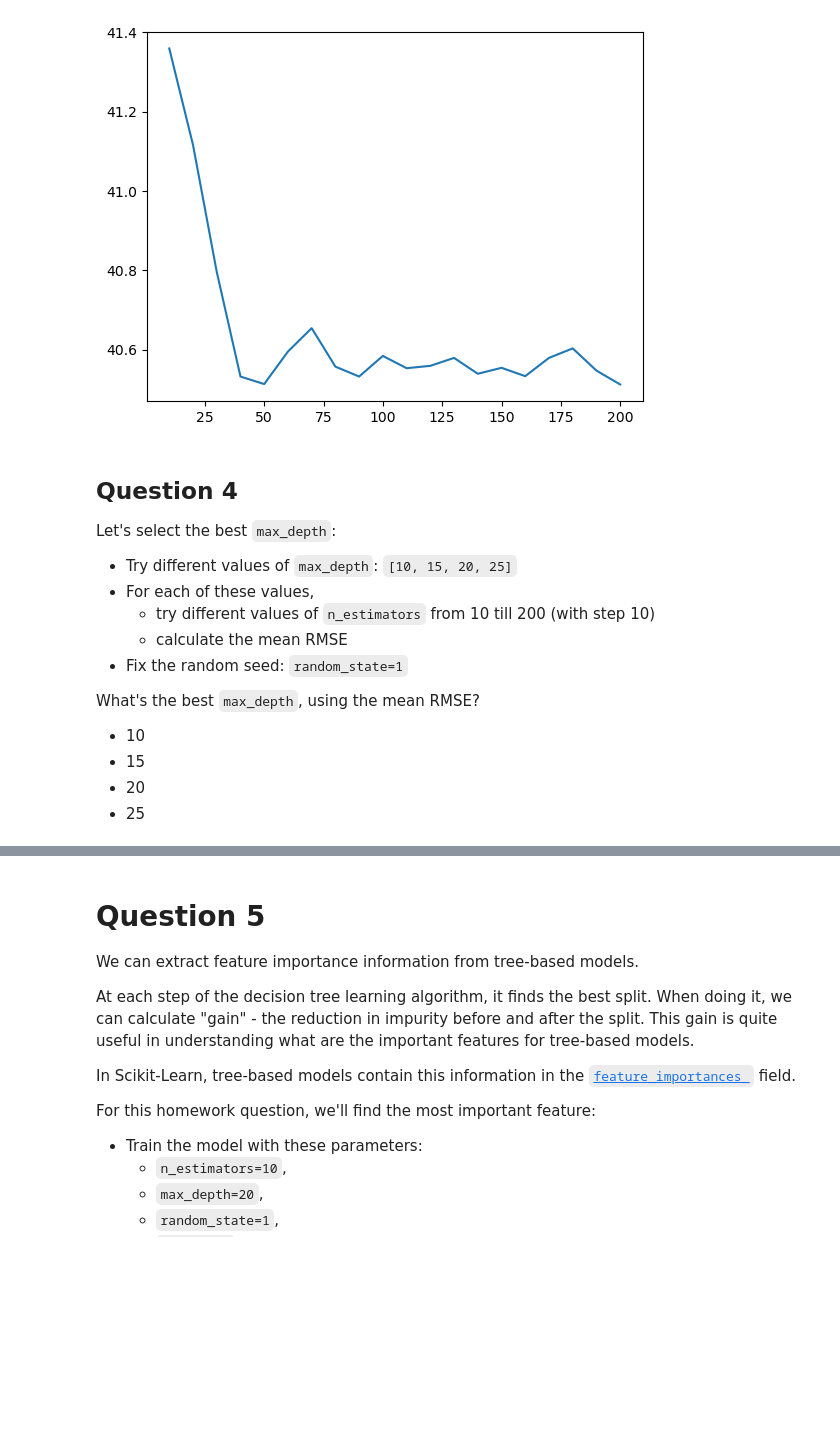
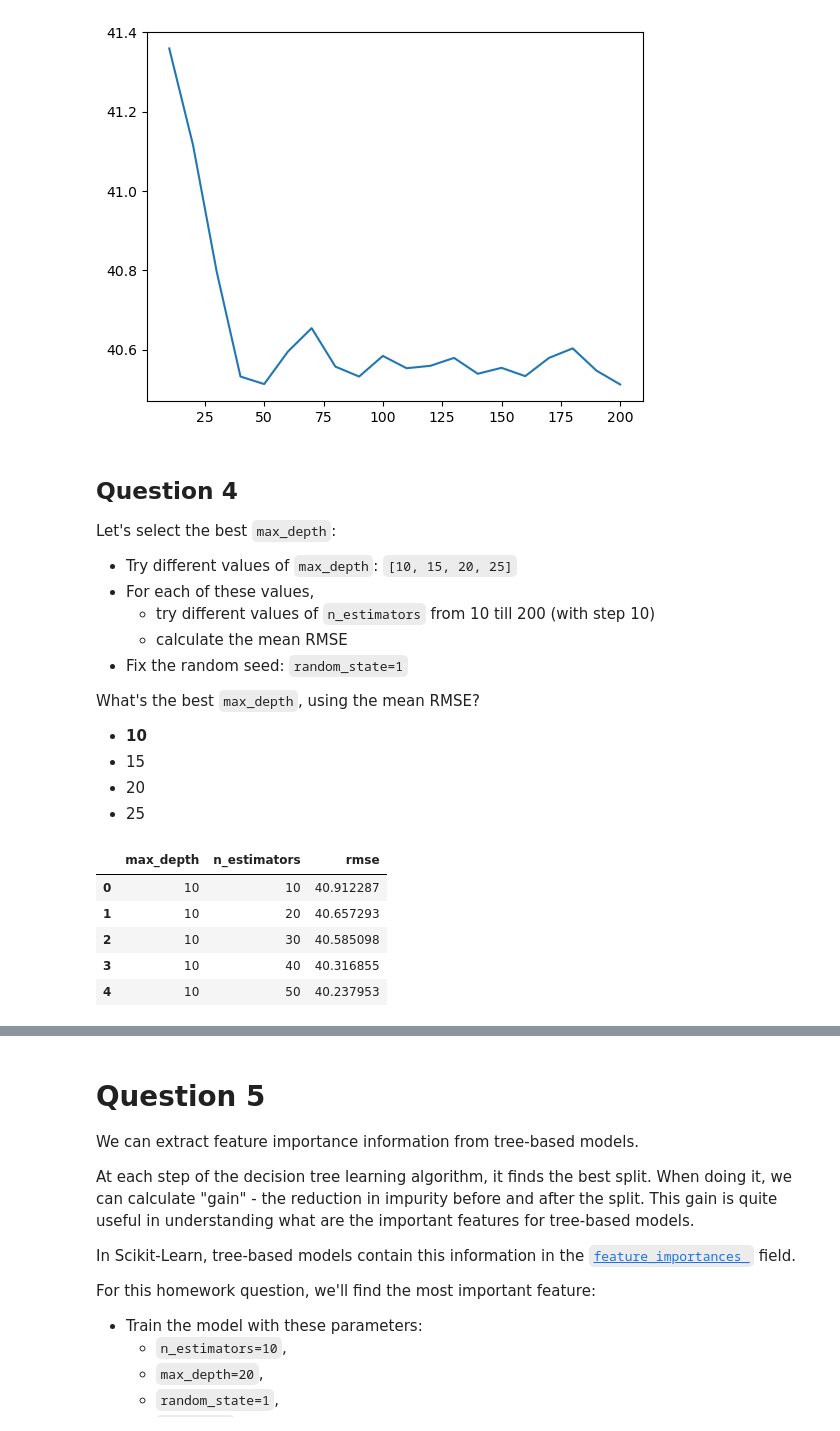
Before and after one commit to Priyanka-Bankar/machine-learning--zoomcamp, a Jupyter notebook: Homework6.ipynb, the cells around one changed output, grey strips where cells are left out. Drawn from its saved outputs; the diff is of its cells as text; code cells hidden in the pictures; blank space fills up the shorter version.

```diff
--- a/Homework6.ipynb
+++ b/Homework6.ipynb
@@ -263,7 +264,32 @@ Let's select the best `max_depth`:
 
 What's the best `max_depth`, using the mean RMSE?
 
-* 10
+* **10**
 * 15
 * 20
 * 25
+# %%
+scores = []
+
+for d in [10, 15,20, 25]:
+    for n in range(10,201,10):
+        rf = RandomForestRegressor(n_estimators= n,max_depth=d,random_state =1,n_jobs=-1)
+
+        rf.fit(X_train,y_train)
+
+        y_pred = rf.predict(X_val)
+
+        rmse = np.sqrt(mean_squared_error(y_val,y_pred))
+
+        scores.append((d,n,rmse))
+
+columns = ['max_depth','n_estimators','rmse']
+df_scores = pd.DataFrame(scores,columns = columns)
+df_scores.head()
+# %% [output]
+|  | max_depth | n_estimators | rmse |
+| 0 | 10 | 10 | 40.912287 |
+| 1 | 10 | 20 | 40.657293 |
+| 2 | 10 | 30 | 40.585098 |
+| 3 | 10 | 40 | 40.316855 |
+| 4 | 10 | 50 | 40.237953 |
```
Also changed, not shown: parts of 7 cells of this notebook.
